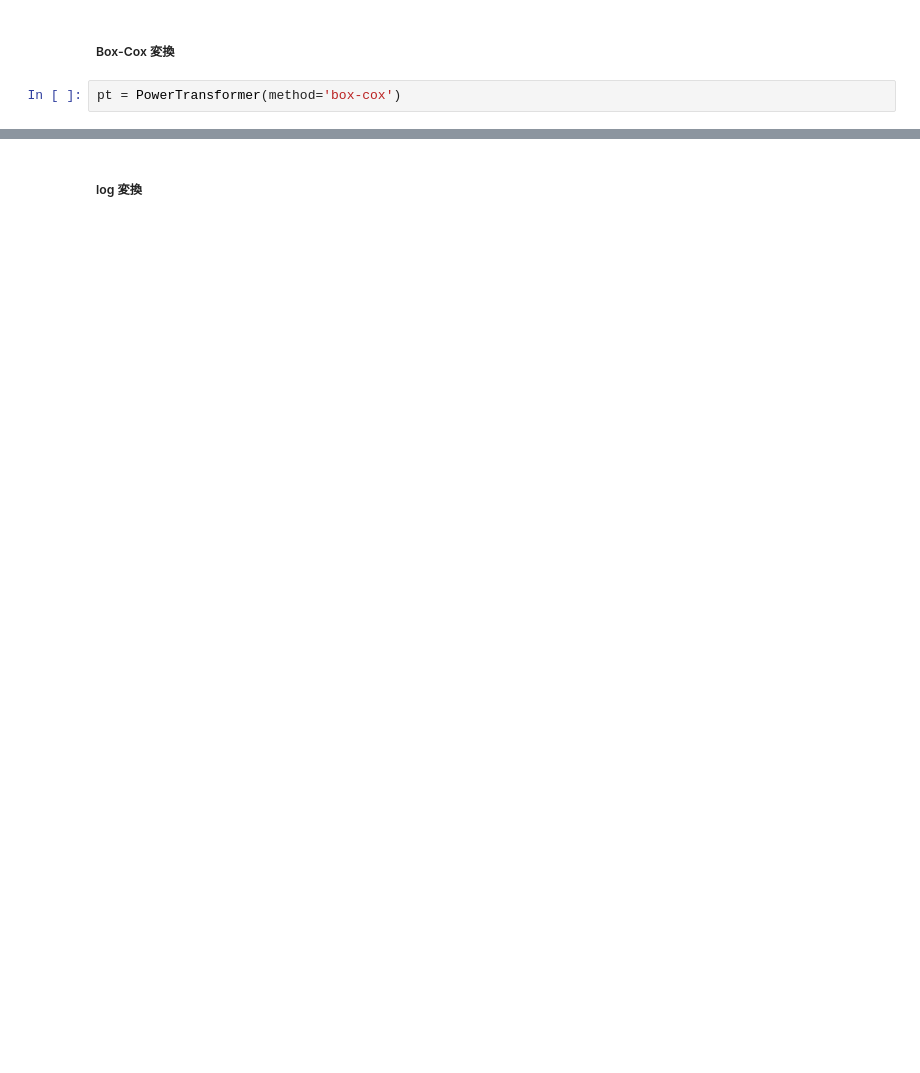
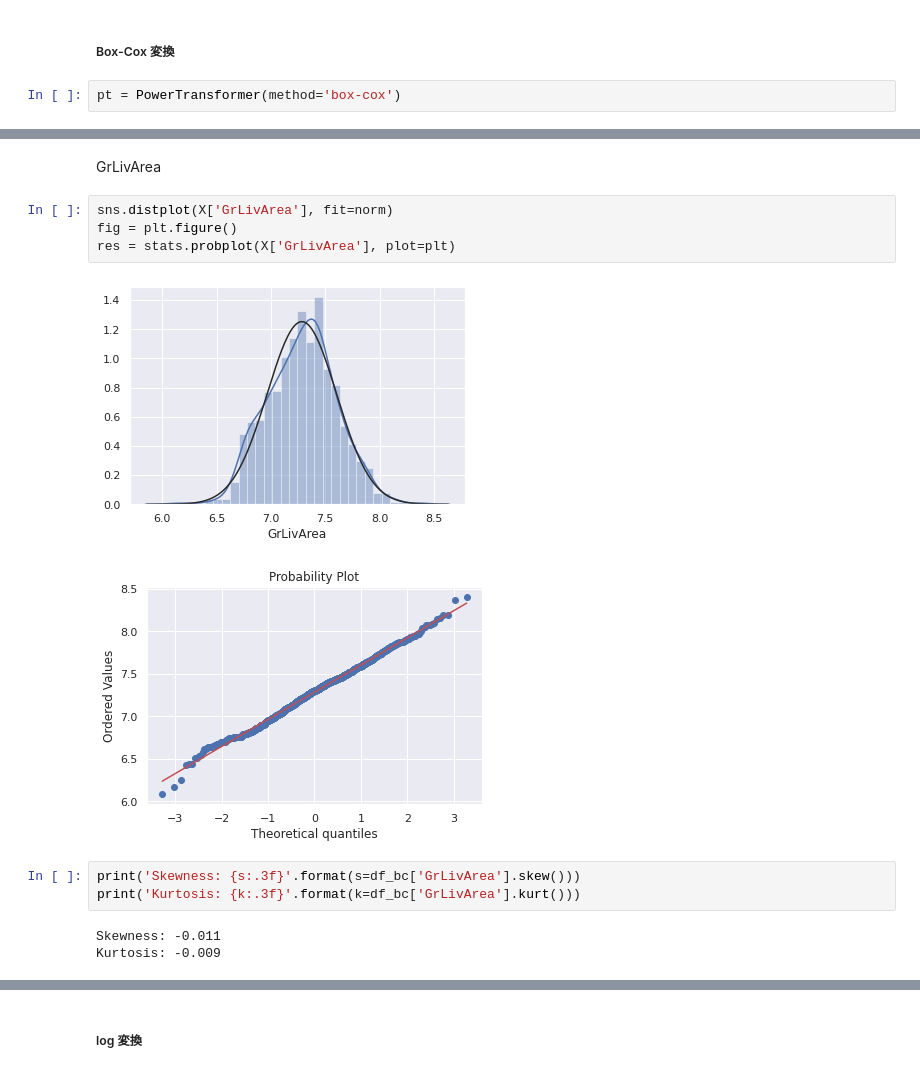
Before and after one commit to gnkm/kaggle.house-prices, a Jupyter notebook: notebooks/EDA.ipynb, the cells around one changed output, grey strips where cells are left out. Drawn from its saved outputs; the diff is of its cells as text; blank space fills up the shorter version.

```diff
--- a/notebooks/EDA.ipynb
+++ b/notebooks/EDA.ipynb
@@ -573,0 +676,15 @@ res = stats.probplot(df_train_bc[df_train_bc['GarageArea']>0]['GarageArea'], plo
+# %% [markdown]
+GrLivArea
+# %%
+sns.distplot(X['GrLivArea'], fit=norm)
+fig = plt.figure()
+res = stats.probplot(X['GrLivArea'], plot=plt)
+# %% [output]
+[figure, added]
+[figure, added]
+# %%
+print('Skewness: {s:.3f}'.format(s=df_bc['GrLivArea'].skew()))
+print('Kurtosis: {k:.3f}'.format(k=df_bc['GrLivArea'].kurt()))
+# %% [output]
+Skewness: -0.011
+Kurtosis: -0.009
```
Also changed, not shown: parts of 33 cells of this notebook.
